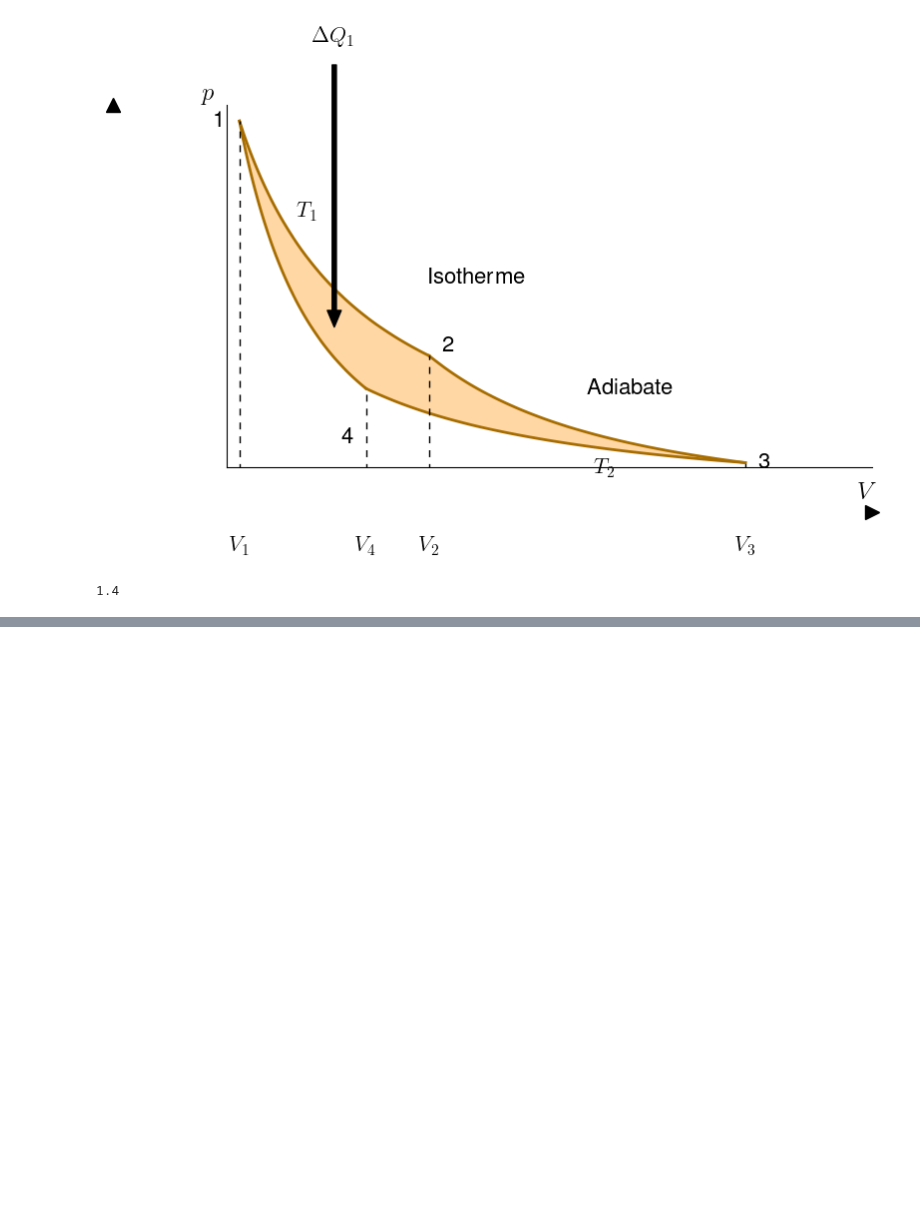
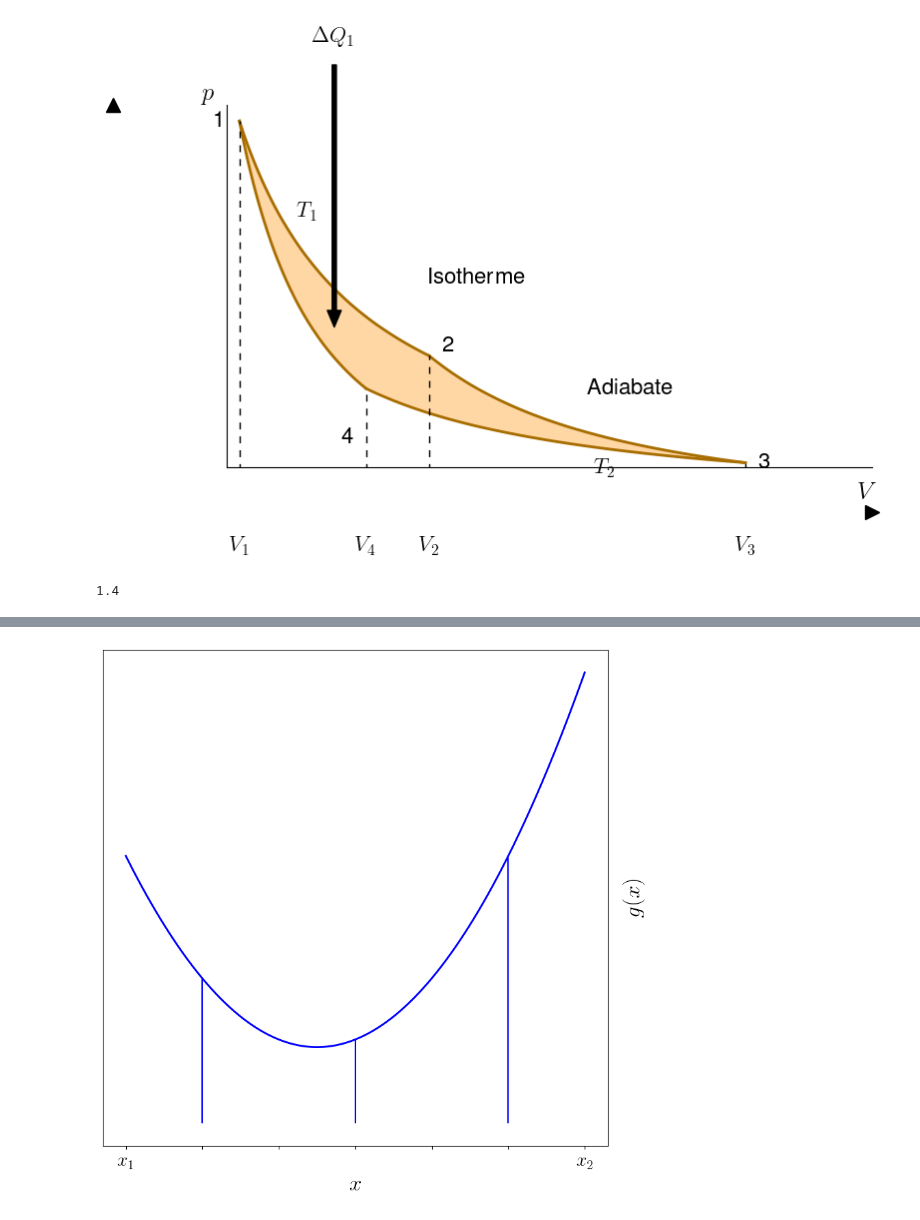
Before and after one commit to Alex-Hasi2/Skriptum_Grundlagen_Physik_FH-Campus, a Jupyter notebook: Bilder/python_images.ipynb, the cells around one changed output, grey strips where cells are left out. Cells and saved outputs as stored; diff of their text form; code cells hidden in the pictures; blank space fills up the shorter version.

Commit message:
- added rotation chapter - added herleitungen for rotations - added doppelintegral and volumsintegral - added mulitple figures

```diff
--- a/Bilder/python_images.ipynb
+++ b/Bilder/python_images.ipynb
@@ -729,0 +998,63 @@ plt.show()
+# %%
+import numpy as np
+import matplotlib.pyplot as plt
+from matplotlib import rc
+from mpl_toolkits.mplot3d.art3d import Poly3DCollection
+
+rc('font',**{'family':'sans-serif','sans-serif':['Helvetica']})
+## for Palatino and other serif fonts use:
+#rc('font',**{'family':'serif','serif':['Palatino']})
+rc('text', usetex=True)
+
+
+# 1. Define the function f(x, y)
+def f(x, y):
+    # Example function: sin(x) * cos(y) shifted up by 2 to keep it positive
+    return (1/5)*(x+0.5)**2 + (1/4)*y + 2
+
+def g(x, y1, y2):
+    # g(x) is the integral of f(x, y) over y from y1 to y2
+    return (1/5)*(x+0.5)**2 * (y2 - y1) + (1/4)*(y2**2 - y1**2)/2 + 2*(y2 - y1)
+
+
+# 3. Setup the 3D plot
+fig2 = plt.figure(figsize=(8,10), constrained_layout=True)
+ax2 = fig2.add_subplot(1,1, 1)
+
+
+
+# Second plot
+# Draw g(x) on the second axis from y1 = -2 to y2 = 2
+x_vals = np.linspace(-3, 3, 200)
+g_vals = g(x_vals, -2, 2)
+
+ax2.plot(x_vals, g_vals, color='blue', lw=2)
+
+ax2.set_aspect(0.5)
+
+
+# Set ticks and labels
+fs_ticklabels = 20
+ax2.set_xticks(np.arange(-3, 4, 1))
+ax2.set_xticklabels([r'$x_1$','', '', '', '', '', r'$x_2$'], fontsize=fs_ticklabels)
+ax2.set_yticks([])
+
+fs_axislabels = 24
+ax2.set_xlabel('$x$', fontsize=fs_axislabels)
+ax2.set_ylabel('$g(x)$', fontsize=fs_axislabels, rotation='vertical', labelpad=15, loc='center')
+
+ax2.yaxis.set_label_position("right")
+
+# add vertical blue lines at x = -2, 0, 2
+x_vals = [-2.0, 0, 2.0]
+for x_val in x_vals:
+    ax2.vlines(x_val, 6, g(x_val, -2, 2), color='blue', lw=1.5, linestyle='-')
+
+
+# plt.show()
+
+# # Save the figure to a file
+output_folder = r'C:/Users/alexsc31/Documents_privat/FH Campus/Clinical_Engineering/GithubRepo/Skriptum_Grundlagen_Physik_FH-Campus/Bilder/Kapitel_MathematischeEinschuebe/'
+plt.savefig(output_folder + 'g_x_function.png')
+# %% [output]
+[figure, added]
```
Also changed, not shown: parts of 8 cells of this notebook, 25 other files.
